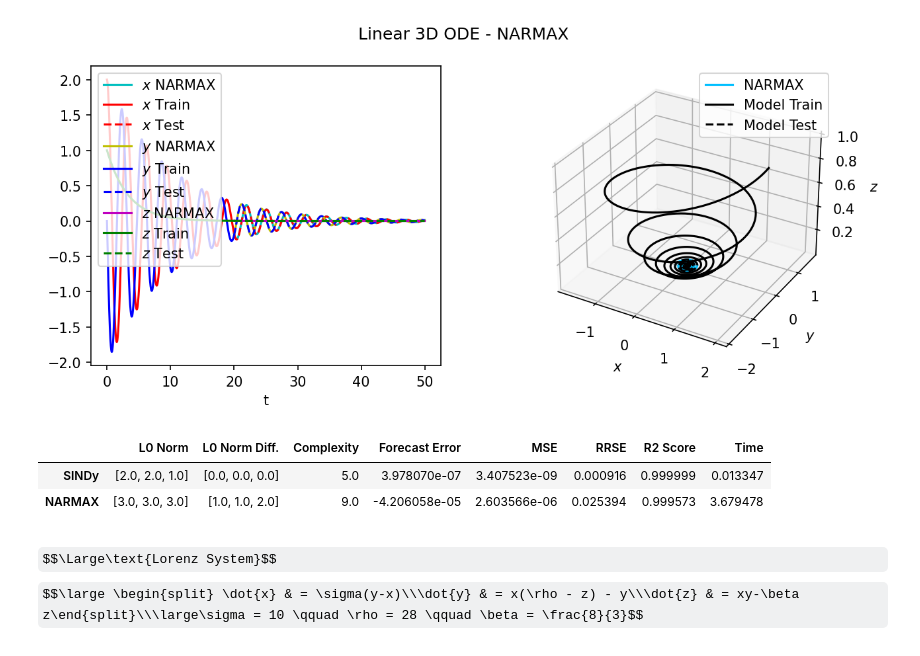
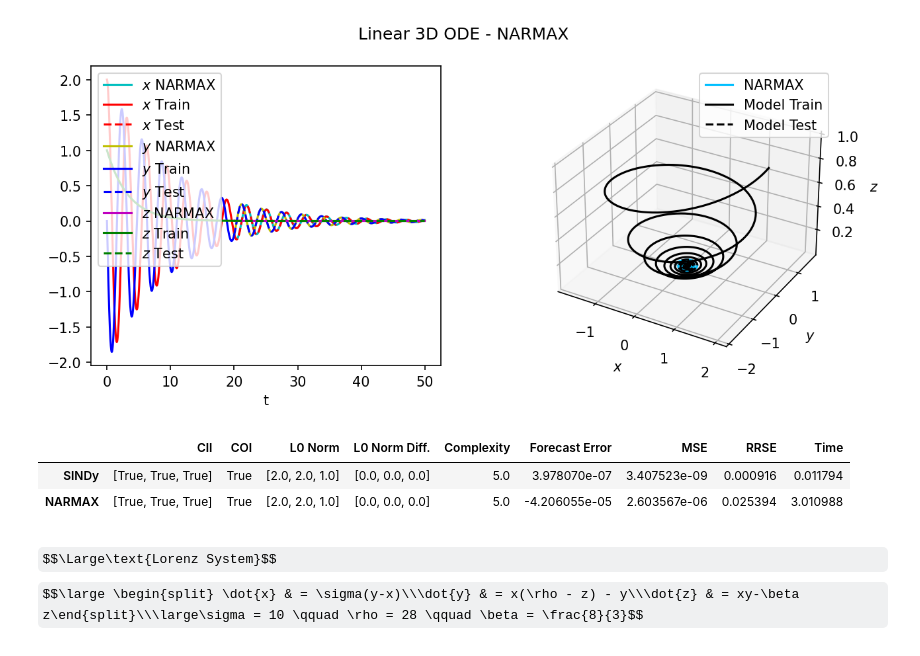
Before and after one commit to DavidContrerasFranco/Data-Driven-Dynamics-Understanding, a Jupyter notebook: Notebooks/ode_systems.ipynb, the cells around one changed output. Saved outputs shown, nothing was run; the diff lists cells and outputs as text; code cells hidden in the pictures; some formulas as TeX source.

```diff
--- a/Notebooks/ode_systems.ipynb
+++ b/Notebooks/ode_systems.ipynb
@@ -263,6 +266,7 @@ def f(x, t):
     return [-0.1 * x[0] + 2 * x[1],
             -2 * x[0] - 0.1 * x[1],
             -0.3 * x[2]]
+sol_terms = [['x', 'y'], ['x', 'y'], ['z']]
 
 t = np.arange(0, 50, 0.01)
 x = odeint(f, [2, 0, 1], t)
@@ -374,11 +377,11 @@ print(end='')
 [figure]
 # %%
 # Metrics DataFrame
-get_metrics_df(x_test, [2, 2, 1], sindy_model, narmax_model, sindy_sim, narmax_sim, sindy_time, narmax_time)
+get_metrics_df(x_test, sol_terms, sindy_model, narmax_model, sindy_sim, narmax_sim, sindy_time, narmax_time)
 # %% [output]
-|  | L0 Norm | L0 Norm Diff. | Complexity | Forecast Error | MSE | RRSE | R2 Score | Time |
-| SINDy | [2.0, 2.0, 1.0] | [0.0, 0.0, 0.0] | 5.0 | 3.978070e-07 | 3.407523e-09 | 0.000916 | 0.999999 | 0.013347 |
-| NARMAX | [3.0, 3.0, 3.0] | [1.0, 1.0, 2.0] | 9.0 | -4.206058e-05 | 2.603566e-06 | 0.025394 | 0.999573 | 3.679478 |
+|  | CII | COI | L0 Norm | L0 Norm Diff. | Complexity | Forecast Error | MSE | RRSE | Time |
+| SINDy | [True, True, True] | True | [2.0, 2.0, 1.0] | [0.0, 0.0, 0.0] | 5.0 | 3.978070e-07 | 3.407523e-09 | 0.000916 | 0.011794 |
+| NARMAX | [True, True, True] | True | [2.0, 2.0, 1.0] | [0.0, 0.0, 0.0] | 5.0 | -4.206055e-05 | 2.603567e-06 | 0.025394 | 3.010988 |
 # %% [markdown]
 $$\Large\text{Lorenz System}$$
 $$\large \begin{split} \dot{x} & = \sigma(y-x)\\\dot{y} & = x(\rho - z) - y\\\dot{z} & = xy-\beta z\end{split}\\\large\sigma = 10 \qquad \rho = 28 \qquad \beta = \frac{8}{3}$$
```
Also changed, not shown: parts of 8 cells of this notebook, 3 other files.
